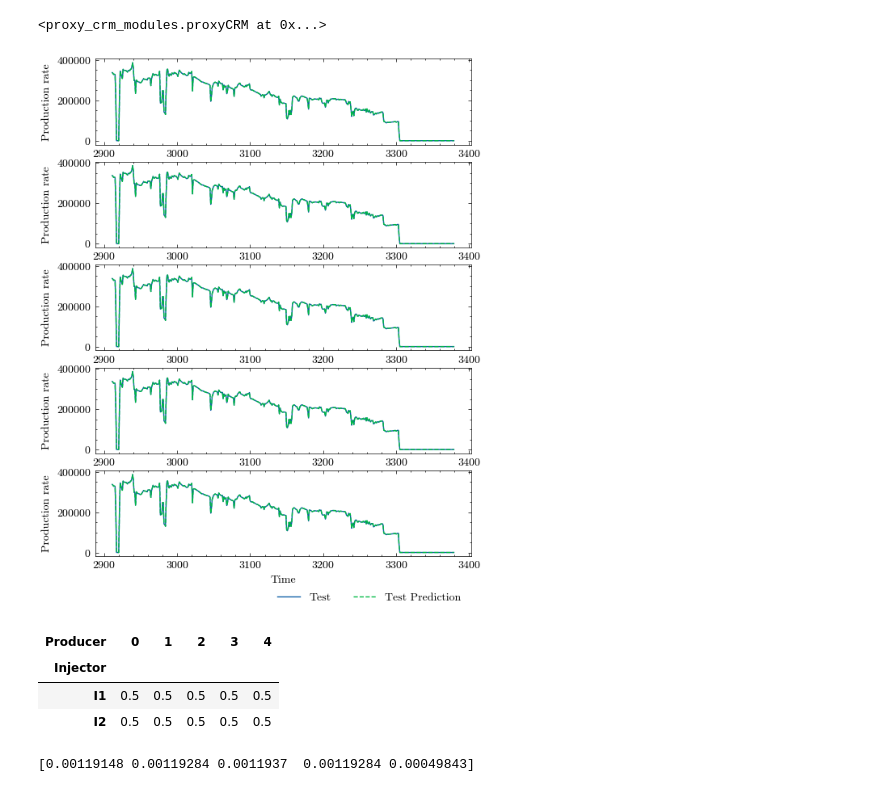
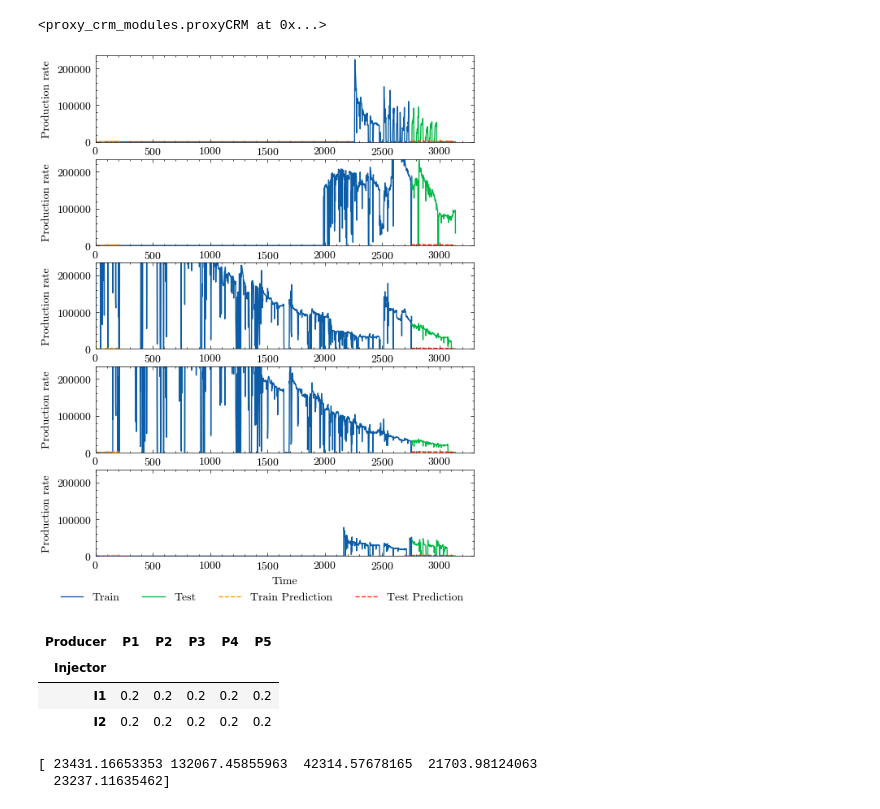
Before and after one commit to leleony/proxy-crm, a Jupyter notebook: main/volveCase.ipynb, the cells around one changed output. Cells and saved outputs as stored; diff of their text form; code cells hidden in the pictures.

```diff
--- a/main/volveCase.ipynb
+++ b/main/volveCase.ipynb
@@ -219,3 +222,11 @@ bhp = bhp.groupby('time').sum().reset_index()
+# %%
+prod = pd.read_excel("D:\crmProject\crmp_code_test\proxy_crm\data\prod.xlsx")
+inj = pd.read_excel("D:\crmProject\crmp_code_test\proxy_crm\data\inj.xlsx")
+bhp = pd.read_excel('D:\crmProject\crmp_code_test\proxy_crm\data/bhp.xlsx')
+# %%
+prod.rename(columns={'time_prod':'time'},inplace=True)
+inj.rename(columns={'time_inj':'time'},inplace=True)
+bhp.rename(columns={'time_bhp':'time'},inplace=True)
 # %%
 min_time = prod['time'].min()
 
@@ -326,30 +337,30 @@ q_hat_test = proxy_crm.predict(inj=inj_test, time=time_test.astype(float))
 # %%
 plt.style.use(['science', 'no-latex'])
 
 fig, axes = plt.subplots(len(prod.columns), figsize=(6, 8), sharey=True)
 for i, p in enumerate(prod):
-    axes[i].plot(time_train, prod_train[:,p], label=f"Train")
-    axes[i].plot(time_test, prod_test[:,p], label=f"Test")
-    axes[i].plot(time_train, q_hat_train[:,p], ls="--", label=f"Train Prediction")
-    axes[i].plot(time_test, q_hat_test[:,p], ls="--", label=f"Test Prediction")
+    axes[i].plot(time_train, prod_train[:,i], label=f"Train")
+    axes[i].plot(time_test, prod_test[:,i], label=f"Test")
+    axes[i].plot(time_train, q_hat_train[:,i], ls="--", label=f"Train Prediction")
+    axes[i].plot(time_test, q_hat_test[:,i], ls="--", label=f"Test Prediction")
     axes[i].set(xlim=(0, None), ylim=(0, None), ylabel="Production rate")
-    axes[i].annotate(f"Producer {p}", xy=(7000, 100))
+    axes[i].annotate(f"{p}", xy=(7000, 100))
 axes[i].set(xlabel="Time")
 legend = axes[i].legend(bbox_to_anchor =(1, -0.3), ncol=4)
 # %% [output]
-[figure, old version]
+[figure, new version]
 # %%
 connectivity = pd.DataFrame(
     proxy_crm.lambda_ip,
     index=prod.columns.rename("Producer"),
     columns=inj.columns.rename("Injector"),
 )
-connectivity.T.style.highlight_max(color='blue').format("{:.2}")
+connectivity.T.style.highlight_max(color='yellow').format("{:.2}")
 # %% [output]
-| Producer | 0 | 1 | 2 | 3 | 4 |
+| Producer | P1 | P2 | P3 | P4 | P5 |
 | Injector |  |  |  |  |  |
-| I1 | 0.5 | 0.5 | 0.5 | 0.5 | 0.5 |
-| I2 | 0.5 | 0.5 | 0.5 | 0.5 | 0.5 |
+| I1 | 0.2 | 0.2 | 0.2 | 0.2 | 0.2 |
+| I2 | 0.2 | 0.2 | 0.2 | 0.2 | 0.2 |
 # %%
 def rmse(test, pred):
   original_rmse = np.sqrt(((test-pred)**2/len(test)).sum())
@@ -361,4 +372,5 @@ for j in range(prod.shape[1]):
 
 print(np.array(result))
 # %% [output]
-[0.00119148 0.00119284 0.0011937  0.00119284 0.00049843]
+[ 23431.16653353 132067.45855963  42314.57678165  21703.98124063
+  23237.11635462]
```
Also changed, not shown: parts of 10 cells of this notebook, 3 other files.
